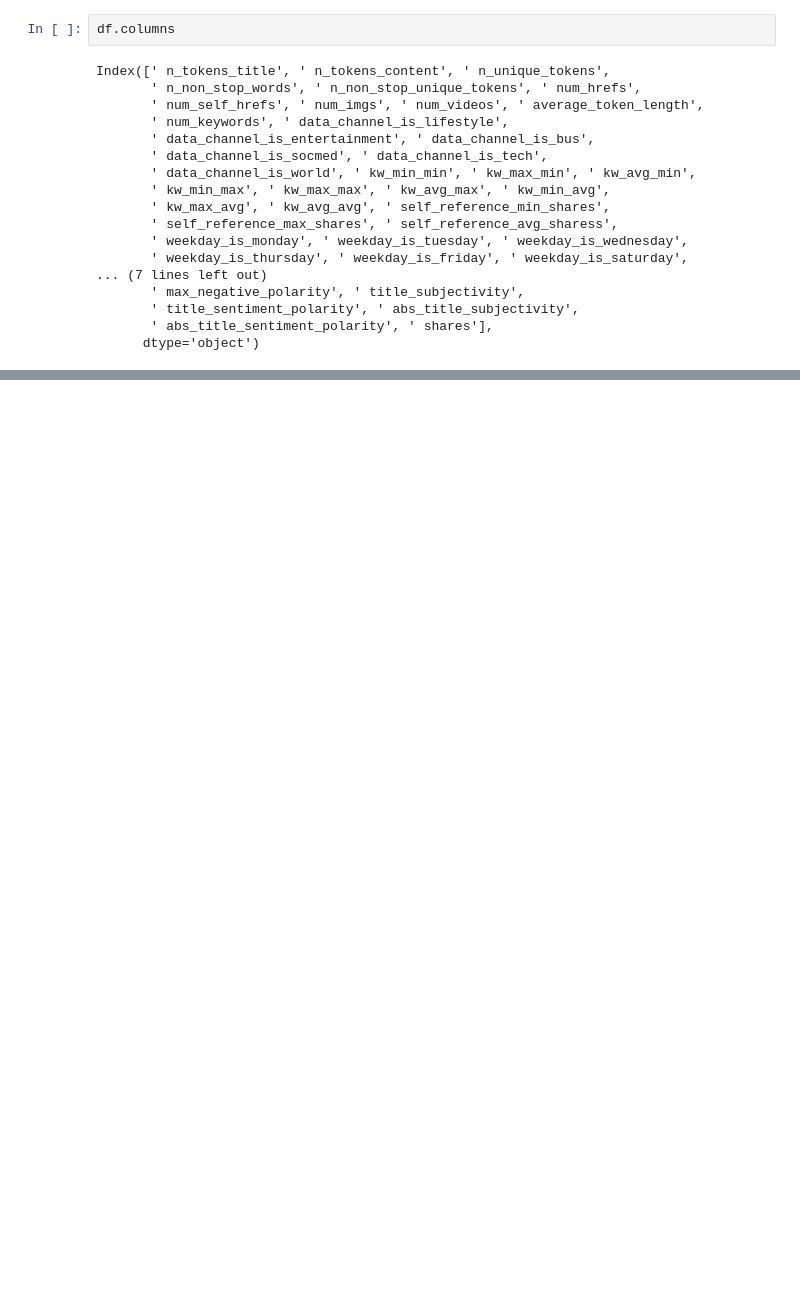
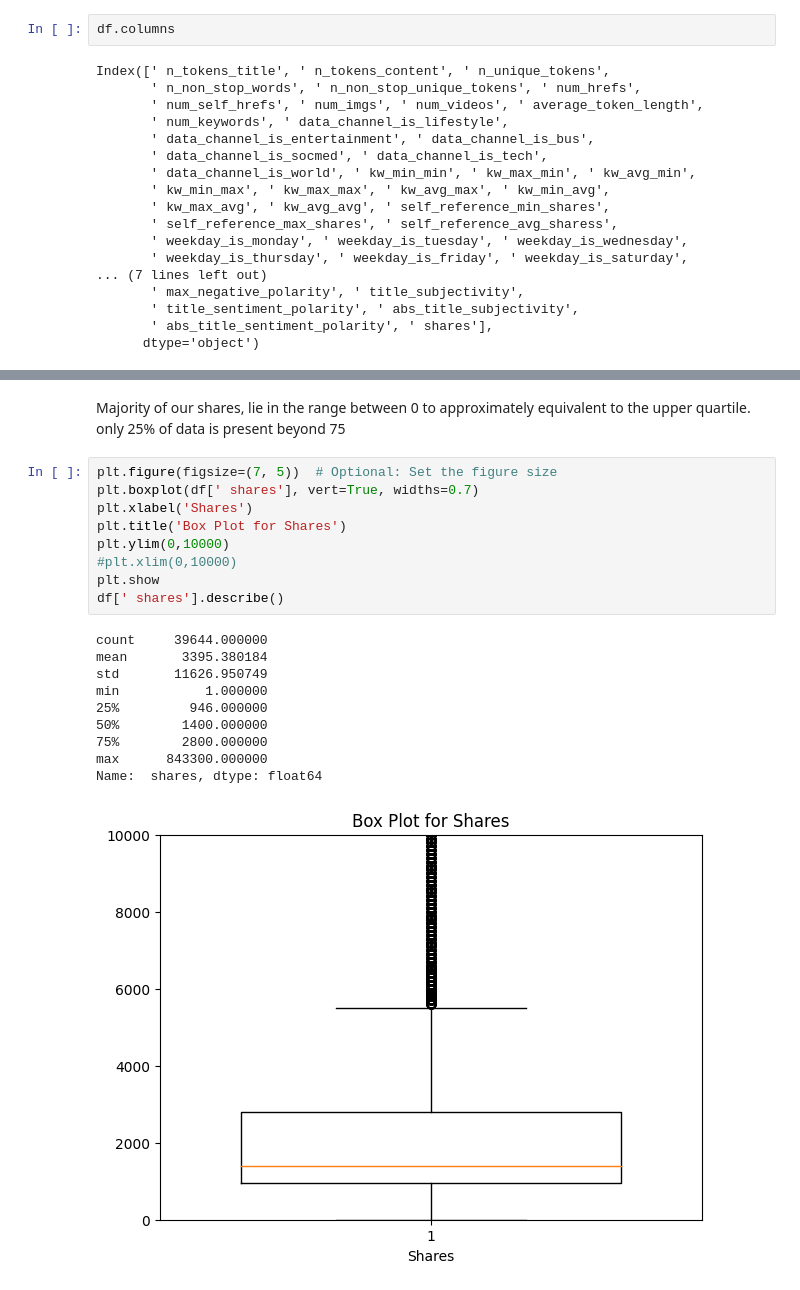
Before and after one commit to SaahilShaikh17/OnlineNewsPopularity, a Jupyter notebook: SignatureProject.ipynb, the cells around one changed output, grey strips where cells are left out. Saved outputs shown, nothing was run; the diff lists cells and outputs as text; blank space fills up the shorter version.

```diff
--- a/SignatureProject.ipynb
+++ b/SignatureProject.ipynb
@@ -243,0 +285,22 @@ df.corr()[' shares'].mean()
+# %% [markdown]
+Majority of our shares, lie in the range between 0 to approximately equivalent to the upper quartile. only 25% of data is present beyond 75
+# %%
+plt.figure(figsize=(7, 5))  # Optional: Set the figure size
+plt.boxplot(df[' shares'], vert=True, widths=0.7)
+plt.xlabel('Shares')
+plt.title('Box Plot for Shares')
+plt.ylim(0,10000)
+#plt.xlim(0,10000)
+plt.show
+df[' shares'].describe()
+# %% [output]
+count     39644.000000
+mean       3395.380184
+std       11626.950749
+min           1.000000
+25%         946.000000
+50%        1400.000000
+75%        2800.000000
+max      843300.000000
+Name:  shares, dtype: float64
+[figure, added]
```
Also changed, not shown: parts of 7 cells of this notebook.
